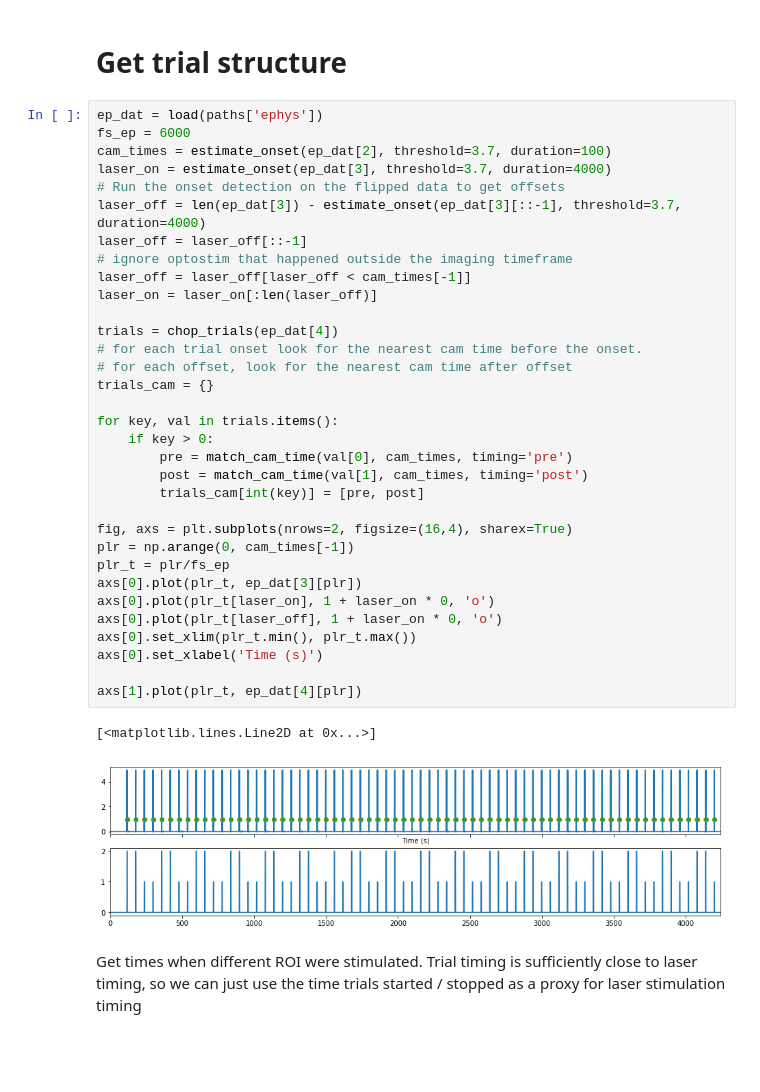
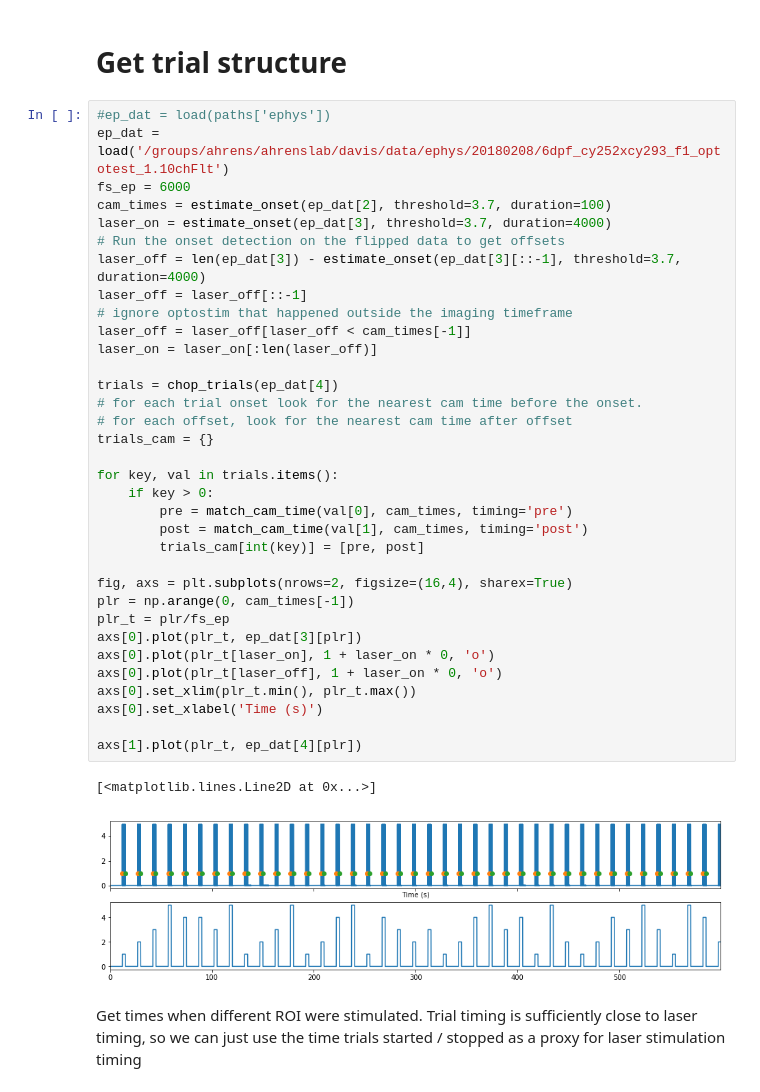
Before and after one commit to Yumuu/ngm, a Jupyter notebook: notebooks/dmd-optogenetics-triggered-averaging.ipynb, the cells around one changed output. Cells and saved outputs as stored; diff of their text form; blank space fills up the shorter version.

```diff
--- a/notebooks/dmd-optogenetics-triggered-averaging.ipynb
+++ b/notebooks/dmd-optogenetics-triggered-averaging.ipynb
@@ -98,41 +122,42 @@ Sampling rate:  1.7100000000000002 Hz
 # %% [markdown]
 # Get trial structure
 # %%
-ep_dat = load(paths['ephys'])
+#ep_dat = load(paths['ephys'])
+ep_dat = load('/groups/ahrens/ahrenslab/davis/data/ephys/20180208/6dpf_cy252xcy293_f1_optotest_1.10chFlt')
 fs_ep = 6000
 cam_times = estimate_onset(ep_dat[2], threshold=3.7, duration=100)
 laser_on = estimate_onset(ep_dat[3], threshold=3.7, duration=4000)
 # Run the onset detection on the flipped data to get offsets
 laser_off = len(ep_dat[3]) - estimate_onset(ep_dat[3][::-1], threshold=3.7, duration=4000)
 laser_off = laser_off[::-1]
 # ignore optostim that happened outside the imaging timeframe
 laser_off = laser_off[laser_off < cam_times[-1]]
 laser_on = laser_on[:len(laser_off)]
 
 trials = chop_trials(ep_dat[4])
 # for each trial onset look for the nearest cam time before the onset.
 # for each offset, look for the nearest cam time after offset
 trials_cam = {}
 
 for key, val in trials.items():
     if key > 0:
         pre = match_cam_time(val[0], cam_times, timing='pre')
         post = match_cam_time(val[1], cam_times, timing='post')
         trials_cam[int(key)] = [pre, post]
 
 fig, axs = plt.subplots(nrows=2, figsize=(16,4), sharex=True)
 plr = np.arange(0, cam_times[-1])
 plr_t = plr/fs_ep
 axs[0].plot(plr_t, ep_dat[3][plr])
 axs[0].plot(plr_t[laser_on], 1 + laser_on * 0, 'o')
 axs[0].plot(plr_t[laser_off], 1 + laser_on * 0, 'o')
 axs[0].set_xlim(plr_t.min(), plr_t.max())
 axs[0].set_xlabel('Time (s)')
 
 axs[1].plot(plr_t, ep_dat[4][plr])
 # %% [output]
 [<matplotlib.lines.Line2D at 0x...>]
-[figure, old version]
+[figure, new version]
 # %% [markdown]
 Get times when different ROI were stimulated.
 Trial timing is sufficiently close to laser timing, so we can just use the time trials started / stopped as a proxy for laser stimulation timing
```
Also changed, not shown: parts of 12 cells of this notebook, 1 other file.
